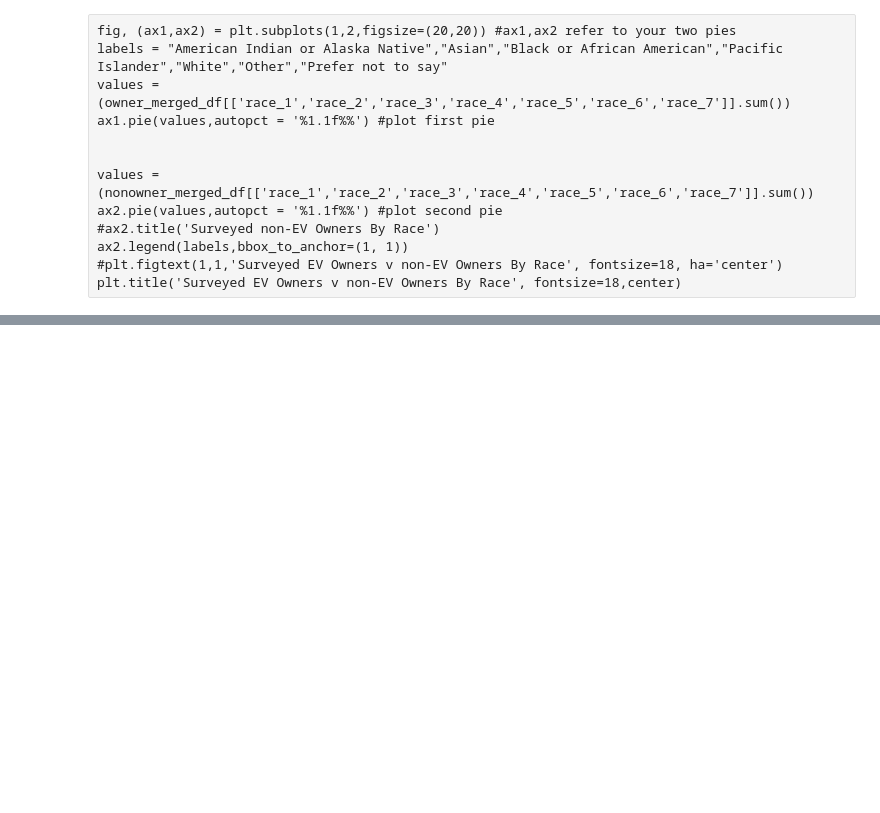
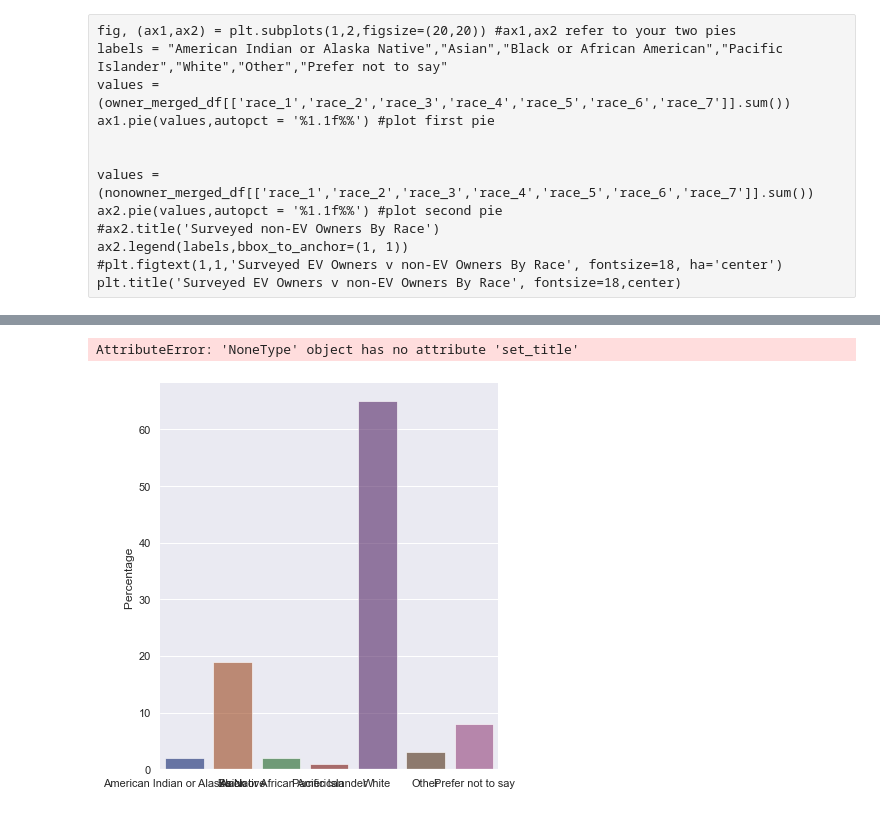
Before and after one commit to RussellShelley/Energy_Analysis, a Jupyter notebook: Visualization/python_analytics.ipynb, the cells around one changed output, grey strips where cells are left out. Cells and saved outputs as stored; diff of their text form; code cells hidden in the pictures; blank space fills up the shorter version.

```diff
--- a/Visualization/python_analytics.ipynb
+++ b/Visualization/python_analytics.ipynb
@@ -496,0 +548,7 @@ plt.tight_layout()
+# %%
+df = pd.DataFrame({
+
+    'EV owners': [9,  90,  10,   4, 305,  13,  39],
+    'Non-EV owners': [83,  550,  152,   32, 2673,  163,  276]
+})
+df
@@ -496,0 +564,7 @@ plt.tight_layout()
+# %%
+df=(100. * df / df.sum()).round(0)
+# %%
+Race =("American Indian or Alaska Native","Asian","Black or African American","Pacific Islander","White","Other","Prefer not to say")
+
+df['Race']= Race
+df
@@ -496,0 +580,13 @@ plt.tight_layout()
+# %%
+# Draw a nested barplot by species and sex
+g = sns.catplot(
+    data=df, kind="bar",
+    x="Race", y="EV owners",
+    ci="sd", palette="dark", alpha=.6, height=6
+)
+g.despine(left=True)
+g.set_axis_labels("", "Percentage ")
+g.legend.set_title("")
+# %% [output]
+AttributeError: 'NoneType' object has no attribute 'set_title'
+[figure, added]
```
Also changed, not shown: parts of 19 cells of this notebook.
